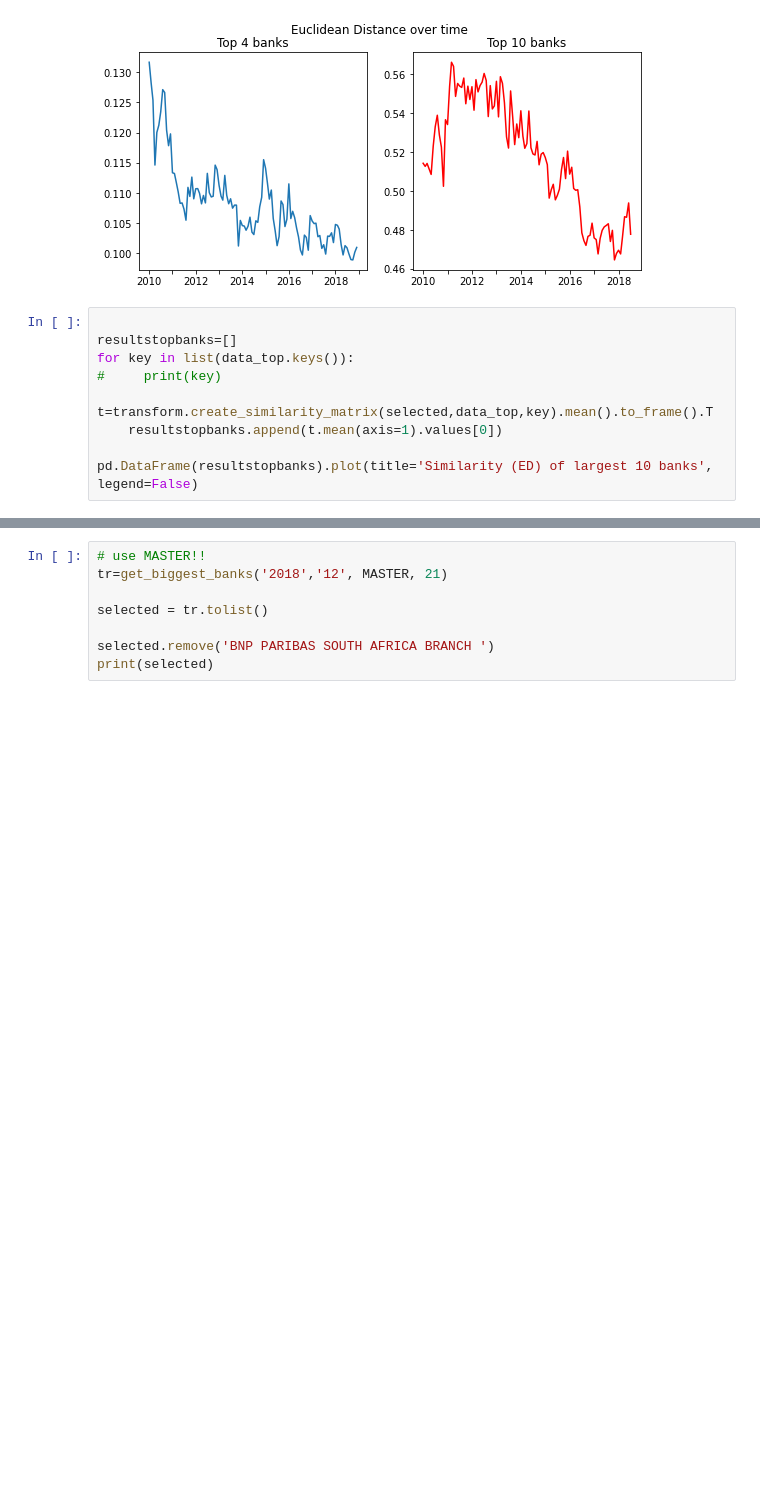
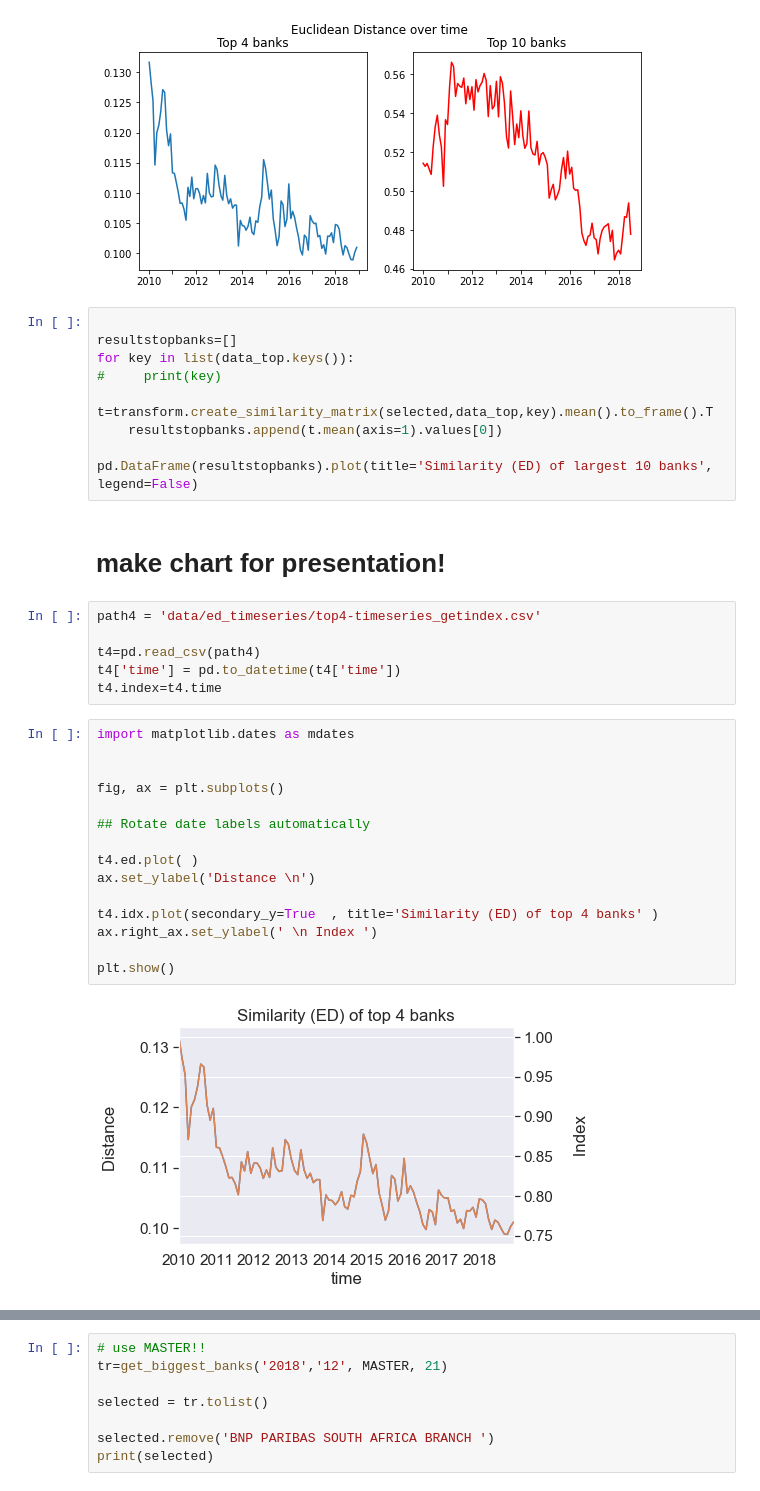
Before and after one commit to t1nak/ba900, a Jupyter notebook: distance.ipynb, the cells around one changed output, grey strips where cells are left out. Drawn from its saved outputs; the diff is of its cells as text; blank space fills up the shorter version.

```diff
--- a/distance.ipynb
+++ b/distance.ipynb
@@ -1156,3 +1165,28 @@ for key in list(data_top.keys()):
     resultstopbanks.append(t.mean(axis=1).values[0])
 
 pd.DataFrame(resultstopbanks).plot(title='Similarity (ED) of largest 10 banks', legend=False)
+# %% [markdown]
+# make chart for presentation!
+# %%
+path4 = 'data/ed_timeseries/top4-timeseries_getindex.csv'
+
+t4=pd.read_csv(path4)
+t4['time'] = pd.to_datetime(t4['time'])
+t4.index=t4.time
+# %%
+import matplotlib.dates as mdates
+
+
+fig, ax = plt.subplots()
+
+## Rotate date labels automatically
+
+t4.ed.plot( )
+ax.set_ylabel('Distance \n')
+
+t4.idx.plot(secondary_y=True  , title='Similarity (ED) of top 4 banks' )
+ax.right_ax.set_ylabel(' \n Index ')
+
+plt.show()
+# %% [output]
+[figure, added]
```
Also changed, not shown: parts of 7 cells of this notebook, 17 other files.
